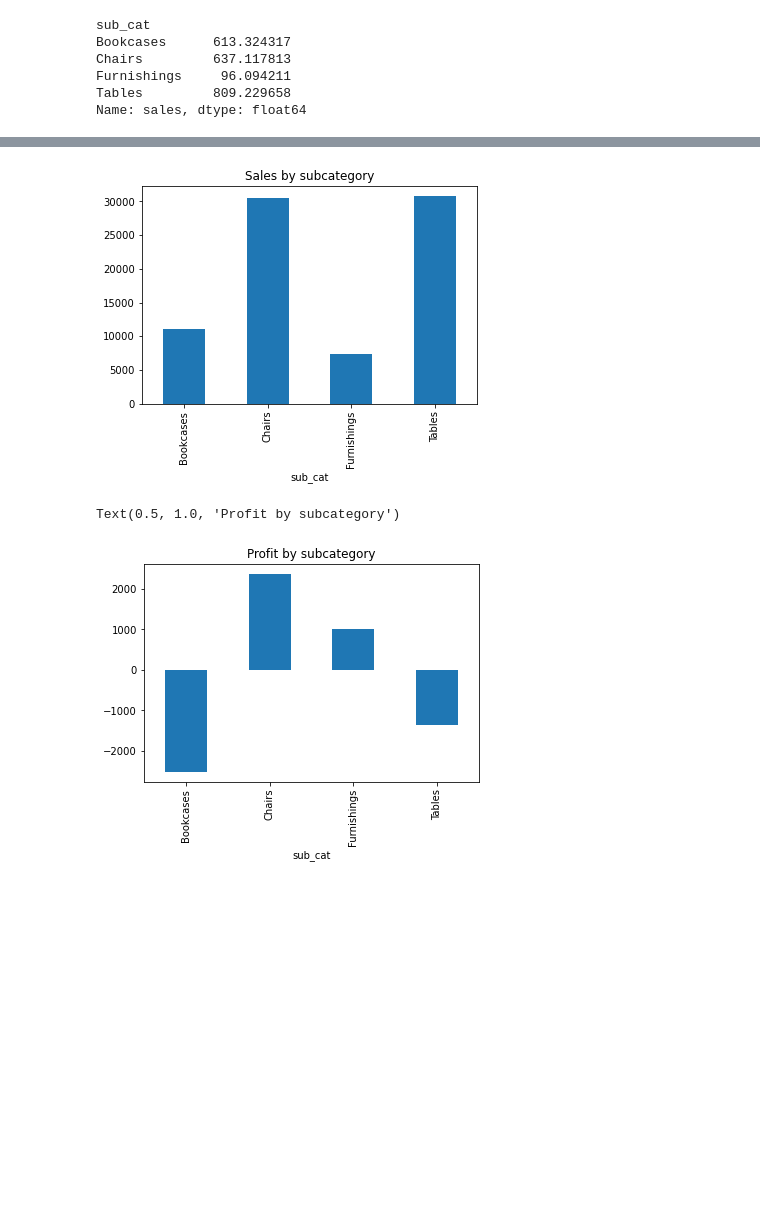
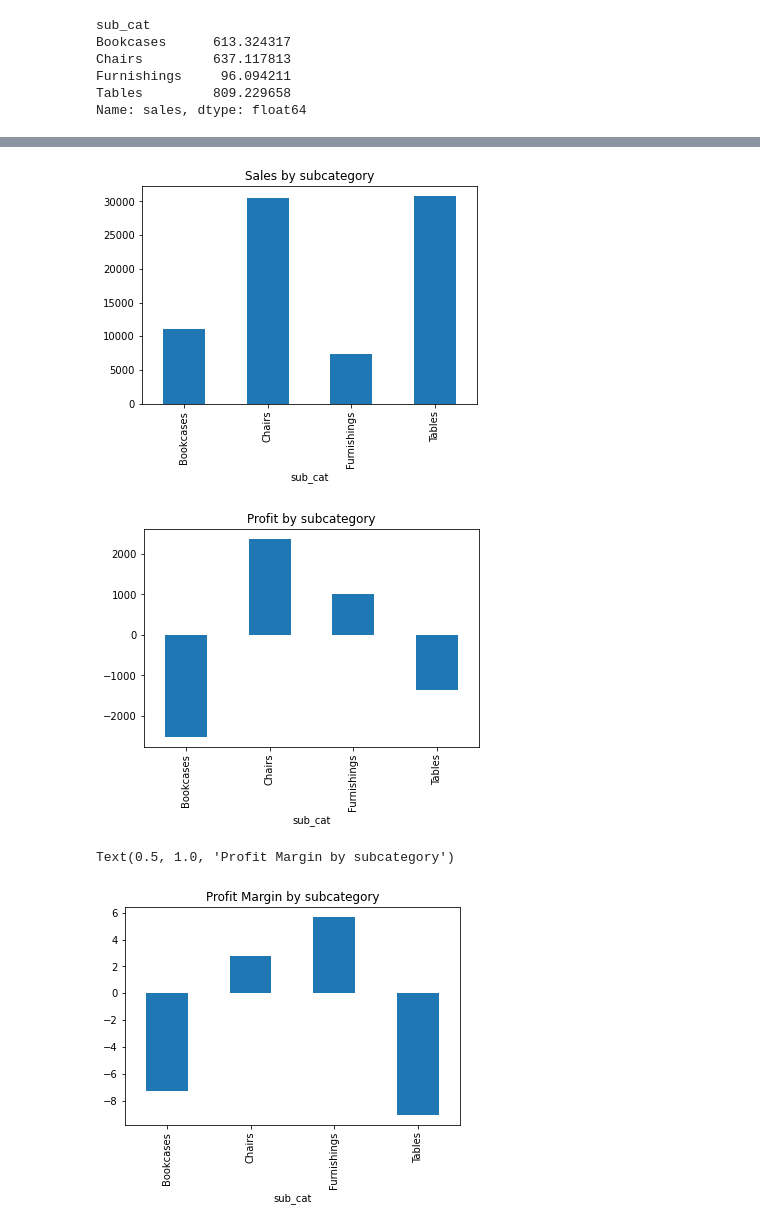
Before and after one commit to ns-tn-time-series-project/time-series-project, a Jupyter notebook: tn_explore.ipynb, the cells around one changed output, grey strips where cells are left out. Drawn from its saved outputs; the diff is of its cells as text; code cells hidden in the pictures; blank space fills up the shorter version.

```diff
--- a/tn_explore.ipynb
+++ b/tn_explore.ipynb
@@ -420,17 +412,22 @@ Name: sales, dtype: float64
 # %%
 furniture.groupby(furniture.sub_cat).quantity.sum().plot.bar()
 plt.title('Quantity by subcategory')
 plt.show()
 
 furniture.groupby(furniture.sub_cat).sales.sum().plot.bar()
 plt.title('Sales by subcategory')
 plt.show()
 
 furniture.groupby(furniture.sub_cat).profit.sum().plot.bar()
 plt.title('Profit by subcategory')
+plt.show()
+
+furniture.groupby(furniture.sub_cat).profit_margin.sum().plot.bar()
+plt.title('Profit Margin by subcategory')
 # %% [output]
 [figure]
 [figure]
+[figure]
-Text(0.5, 1.0, 'Profit by subcategory')
+Text(0.5, 1.0, 'Profit Margin by subcategory')
-[figure]
+[figure, added]
 # %% [markdown]
```
Also changed, not shown: parts of 31 cells of this notebook.
